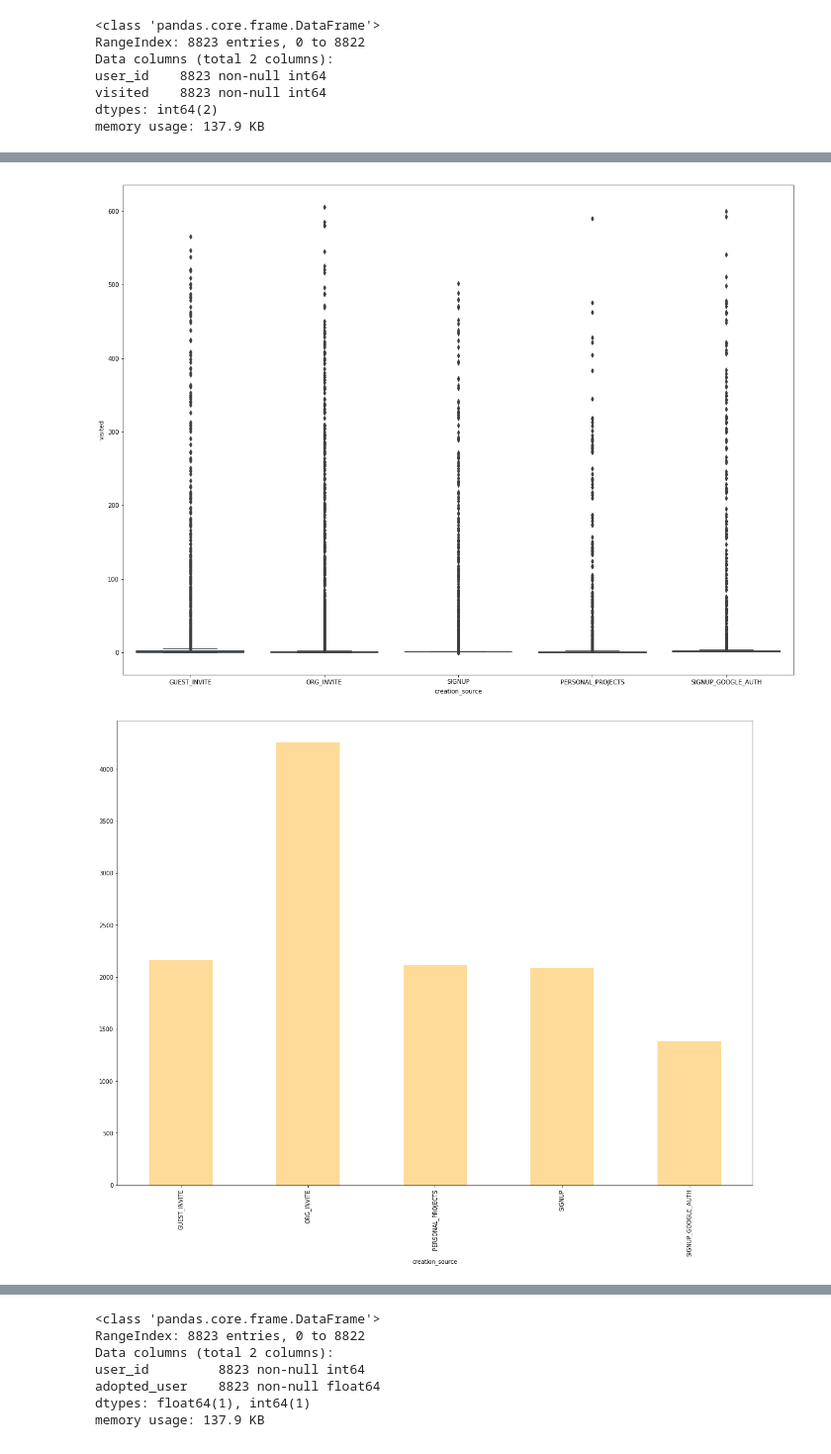
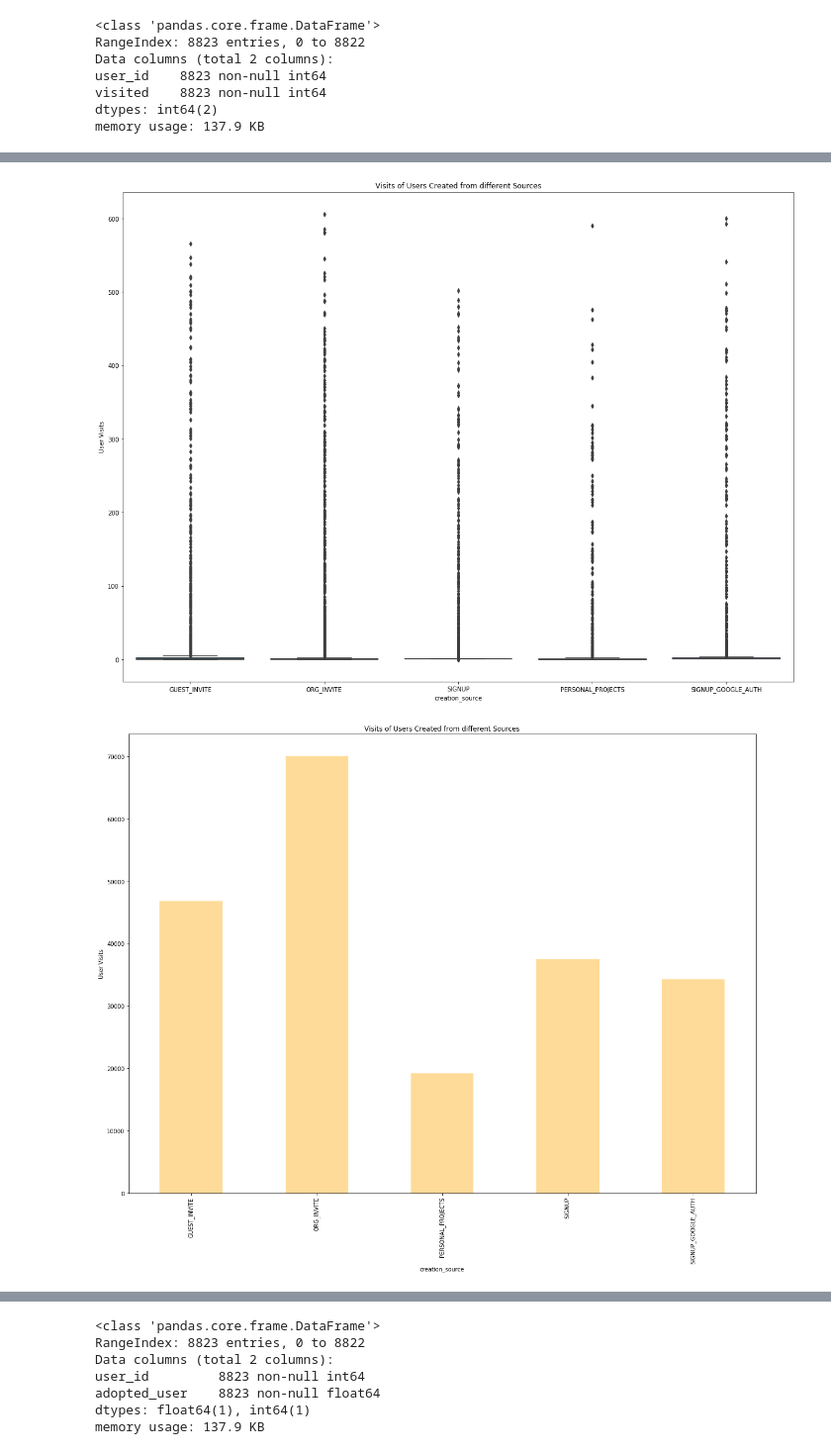
Before and after one commit to samudassir/miniprojects, a Jupyter notebook: relax_challenge/Relax_Inc._Challenge.ipynb, the cells around one changed output, grey strips where cells are left out. Shown at 99% size. Cells and saved outputs as stored; diff of their text form; code cells hidden in the pictures.

Commit message:
updated titles

```diff
--- a/relax_challenge/Relax_Inc._Challenge.ipynb
+++ b/relax_challenge/Relax_Inc._Challenge.ipynb
@@ -92,16 +98,20 @@ dtypes: float64(4), int64(6), object(4)
 memory usage: 1.4+ MB
 # %%
 sns.boxplot(x='creation_source',y='visited',data=users_usg_agg)
+plt.title('Visits of Users Created from different Sources')
 plt.xlabel('creation_source')
-plt.ylabel('visited')
+plt.ylabel('User Visits')
 plt.show()
 # %% [output]
-[figure, old version]
+[figure, new version]
 # %%
-users_usg_agg.groupby('creation_source')['object_id'].count().plot(kind='bar',color='orange', alpha=0.4)
+users_usg_agg.groupby('creation_source')['visited'].sum().plot(kind='bar',color='orange', alpha=0.4)
+plt.title('Visits of Users Created from different Sources')
+plt.xlabel('creation_source')
+plt.ylabel('User Visits')
 plt.show()
 # %% [output]
-[figure, old version]
+[figure, new version]
 # %%
 users_usg_agg_50 = users_usg_agg.nlargest(50,'visited')
 users_usg_agg_50.groupby('invited_by_user_id')['object_id'].count().plot(kind='bar',color='orange', alpha=0.4)
```
Also changed, not shown: parts of 4 cells of this notebook.
